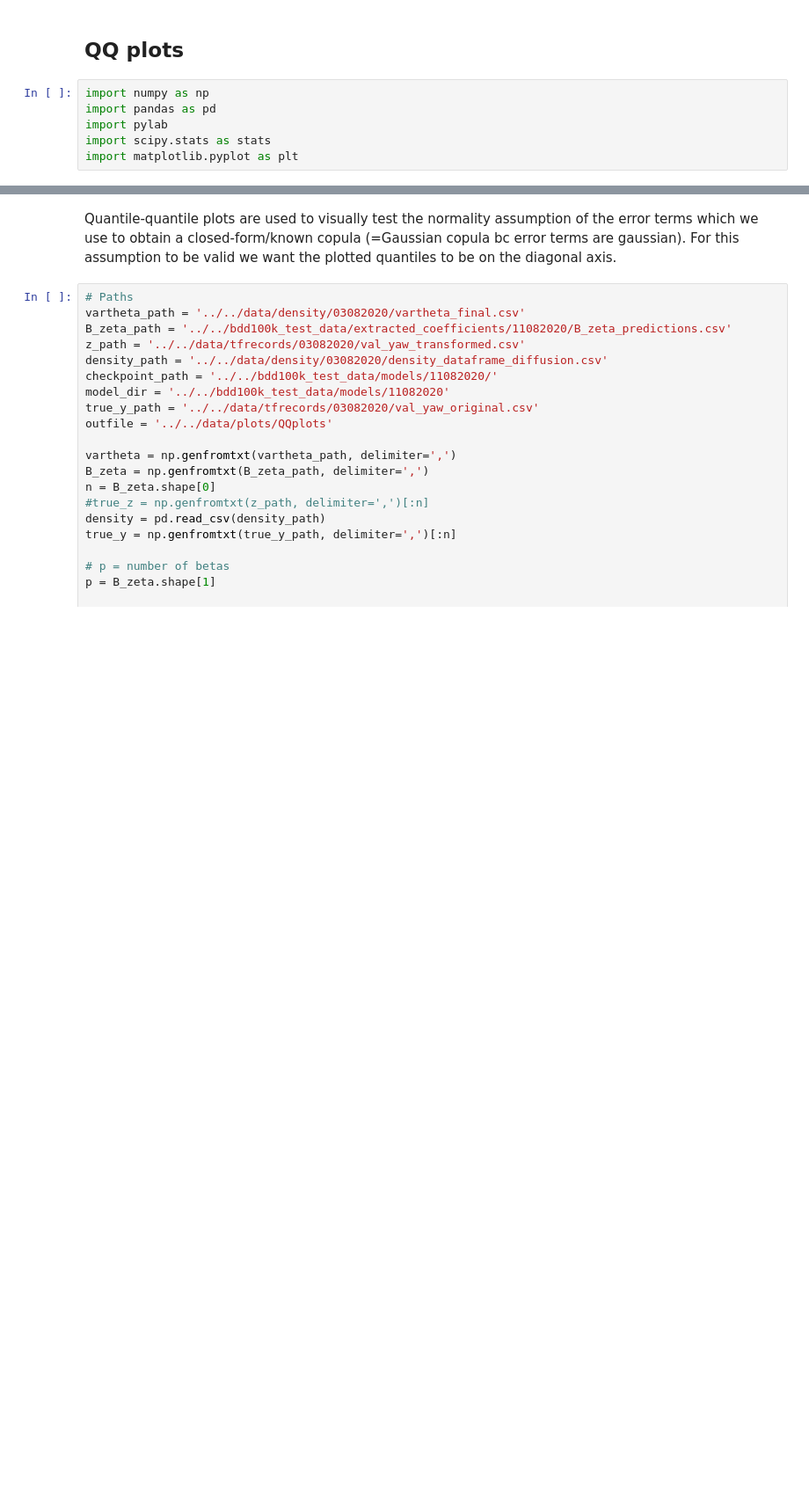
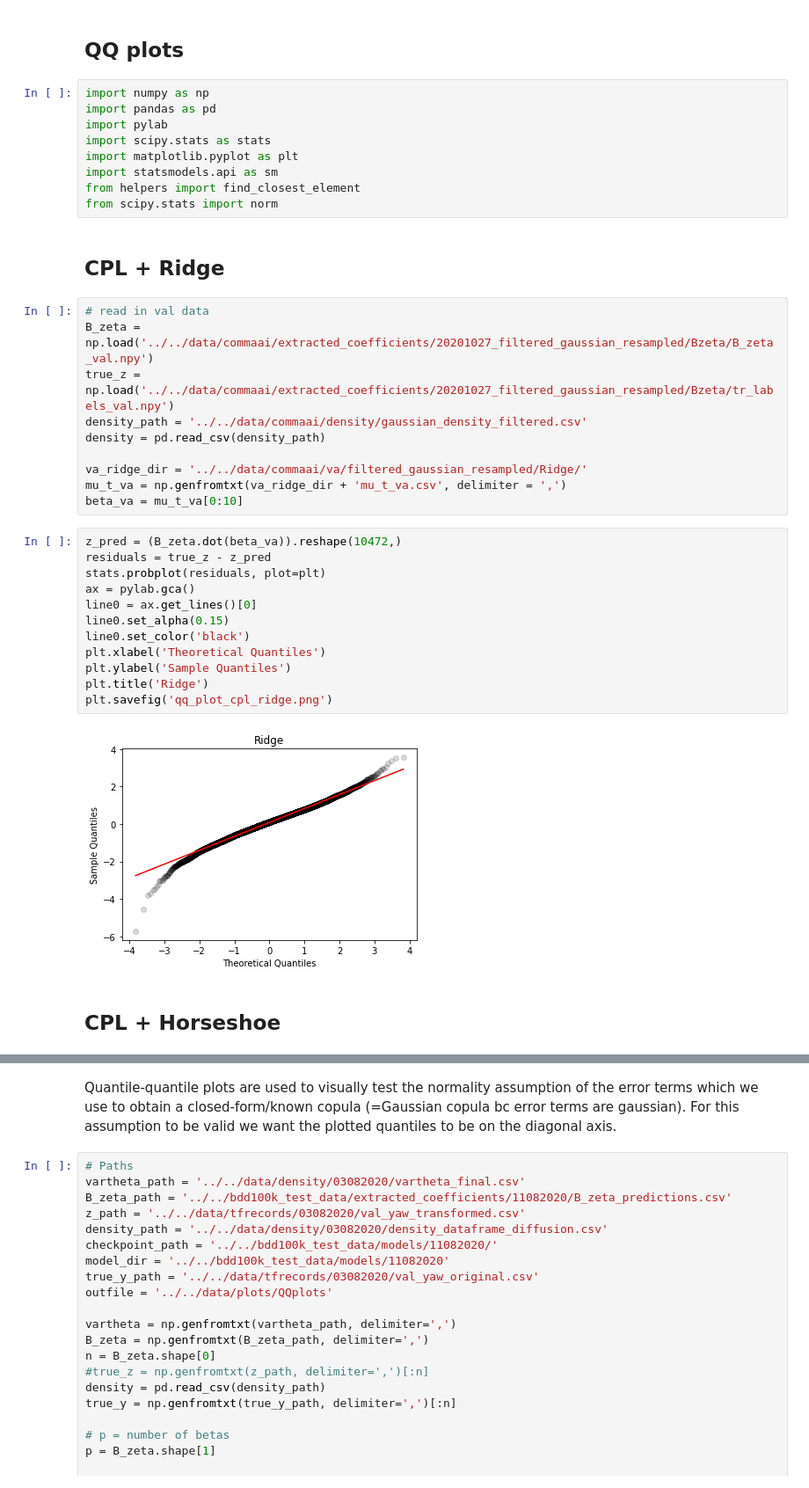
Before and after one commit to clarahoffmann/commaai, a Jupyter notebook: 05_predictions/01_qq_plots.ipynb, the cells around one changed output, grey strips where cells are left out. Shown at 88% size. Drawn from its saved outputs; the diff is of its cells as text; blank space fills up the shorter version.

```diff
--- a/05_predictions/01_qq_plots.ipynb
+++ b/05_predictions/01_qq_plots.ipynb
@@ -6,3 +6,34 @@ import pandas as pd
 import pylab
 import scipy.stats as stats
 import matplotlib.pyplot as plt
+import statsmodels.api as sm
+from helpers import find_closest_element
+from scipy.stats import norm
+# %% [markdown]
+## CPL + Ridge
+# %%
+# read in val data
+B_zeta = np.load('../../data/commaai/extracted_coefficients/20201027_filtered_gaussian_resampled/Bzeta/B_zeta_val.npy')
+true_z = np.load('../../data/commaai/extracted_coefficients/20201027_filtered_gaussian_resampled/Bzeta/tr_labels_val.npy')
+density_path = '../../data/commaai/density/gaussian_density_filtered.csv'
+density = pd.read_csv(density_path)
+
+va_ridge_dir = '../../data/commaai/va/filtered_gaussian_resampled/Ridge/'
+mu_t_va = np.genfromtxt(va_ridge_dir + 'mu_t_va.csv', delimiter = ',')
+beta_va = mu_t_va[0:10]
+# %%
+z_pred = (B_zeta.dot(beta_va)).reshape(10472,)
+residuals = true_z - z_pred
+stats.probplot(residuals, plot=plt)
+ax = pylab.gca()
+line0 = ax.get_lines()[0]
+line0.set_alpha(0.15)
+line0.set_color('black')
+plt.xlabel('Theoretical Quantiles')
+plt.ylabel('Sample Quantiles')
+plt.title('Ridge')
+plt.savefig('qq_plot_cpl_ridge.png')
+# %% [output]
+[figure, added]
+# %% [markdown]
+## CPL + Horseshoe
```
Also changed, not shown: parts of 9 cells of this notebook, 28 other files.
